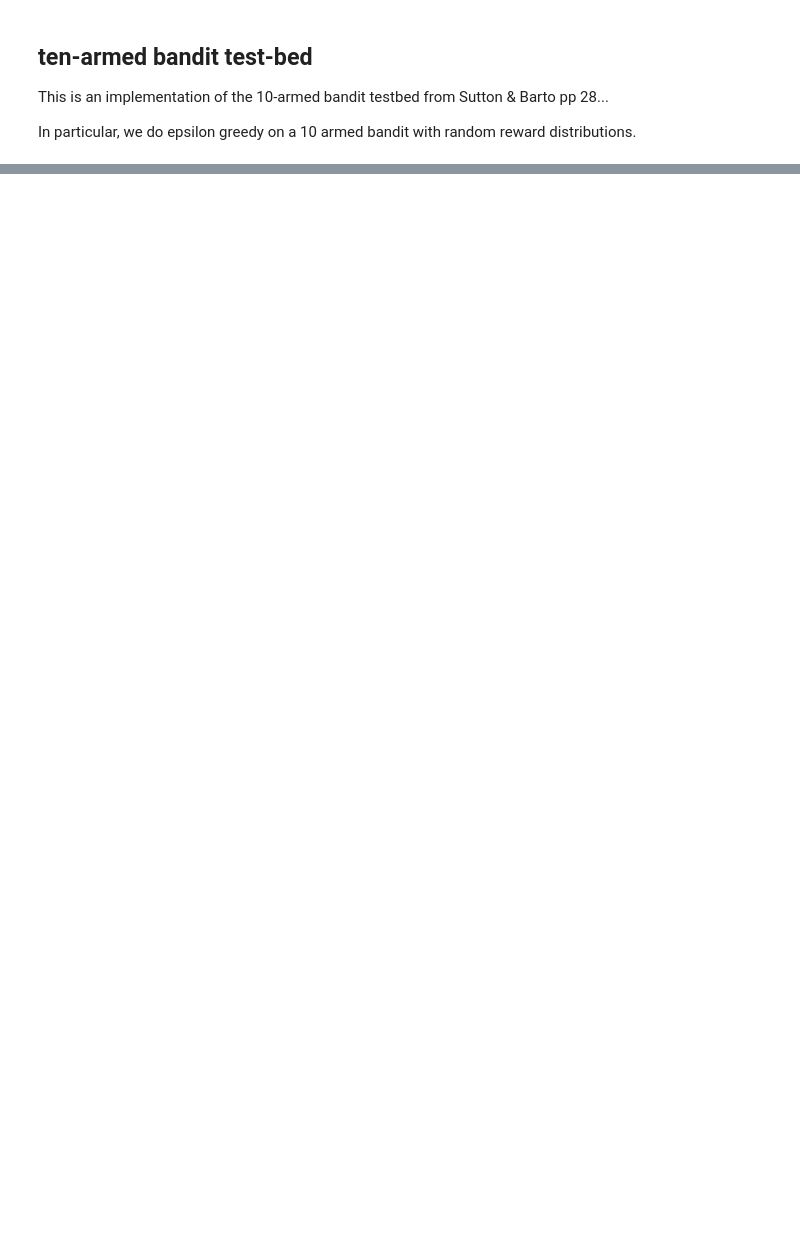
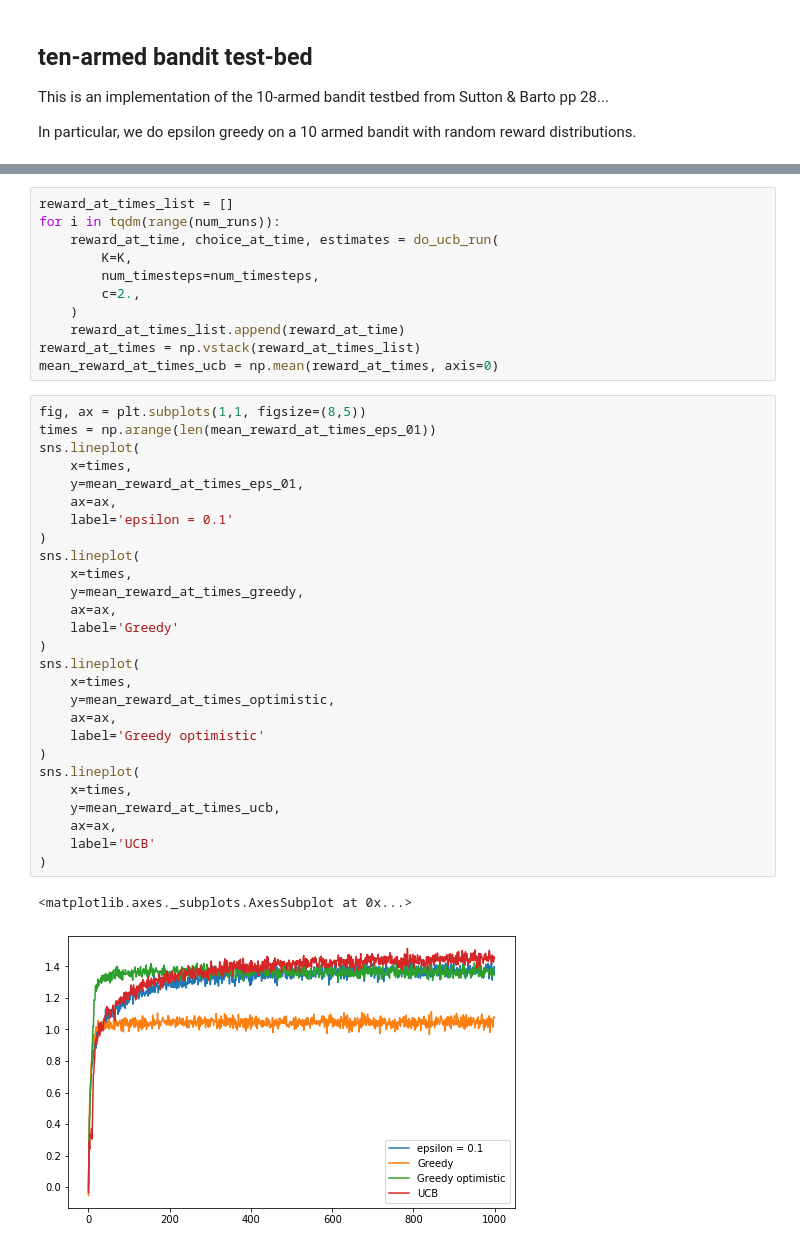
Before and after one commit to kjung/Sutton_Barto, a Jupyter notebook: notebooks/2020_12_23_k-armed-bandits.ipynb, the cells around one changed output, grey strips where cells are left out. Drawn from its saved outputs; the diff is of its cells as text; blank space fills up the shorter version.

```diff
--- a/notebooks/2020_12_23_k-armed-bandits.ipynb
+++ b/notebooks/2020_12_23_k-armed-bandits.ipynb
@@ -161,0 +241,41 @@ So this pretty much reproduces the relevant figure from Sutton & Barto...  Let's
+# %%
+reward_at_times_list = []
+for i in tqdm(range(num_runs)):
+    reward_at_time, choice_at_time, estimates = do_ucb_run(
+        K=K,
+        num_timesteps=num_timesteps,
+        c=2.,
+    )
+    reward_at_times_list.append(reward_at_time)
+reward_at_times = np.vstack(reward_at_times_list)
+mean_reward_at_times_ucb = np.mean(reward_at_times, axis=0)
+# %%
+fig, ax = plt.subplots(1,1, figsize=(8,5))
+times = np.arange(len(mean_reward_at_times_eps_01))
+sns.lineplot(
+    x=times,
+    y=mean_reward_at_times_eps_01,
+    ax=ax,
+    label='epsilon = 0.1'
+)
+sns.lineplot(
+    x=times,
+    y=mean_reward_at_times_greedy,
+    ax=ax,
+    label='Greedy'
+)
+sns.lineplot(
+    x=times,
+    y=mean_reward_at_times_optimistic,
+    ax=ax,
+    label='Greedy optimistic'
+)
+sns.lineplot(
+    x=times,
+    y=mean_reward_at_times_ucb,
+    ax=ax,
+    label='UCB'
+)
+# %% [output]
+<matplotlib.axes._subplots.AxesSubplot at 0x...>
+[figure, added]
```
Also changed, not shown: parts of 20 cells of this notebook.
